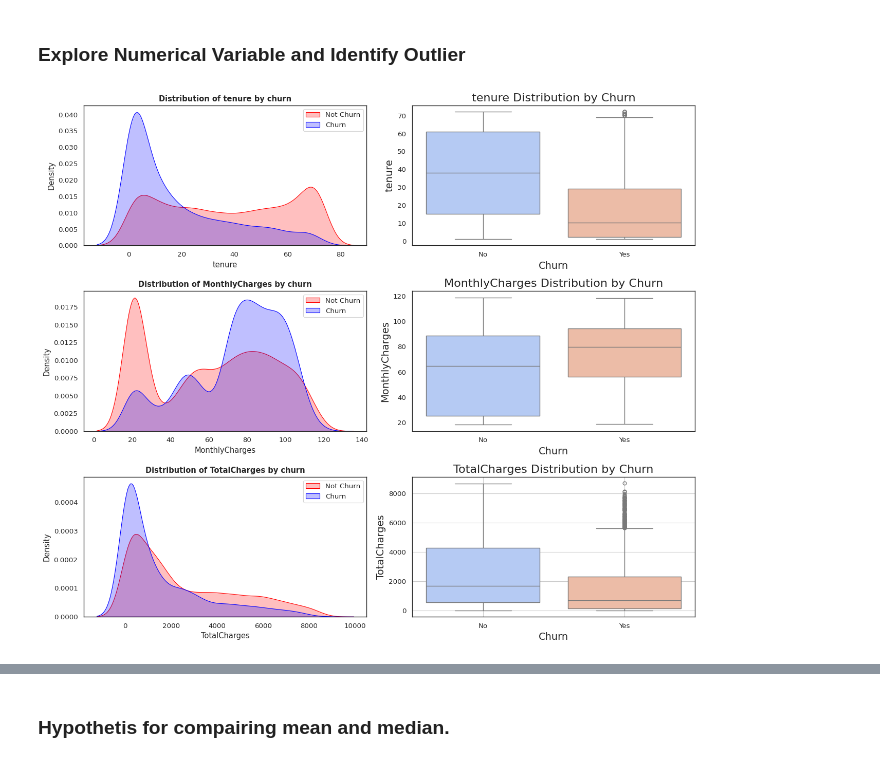
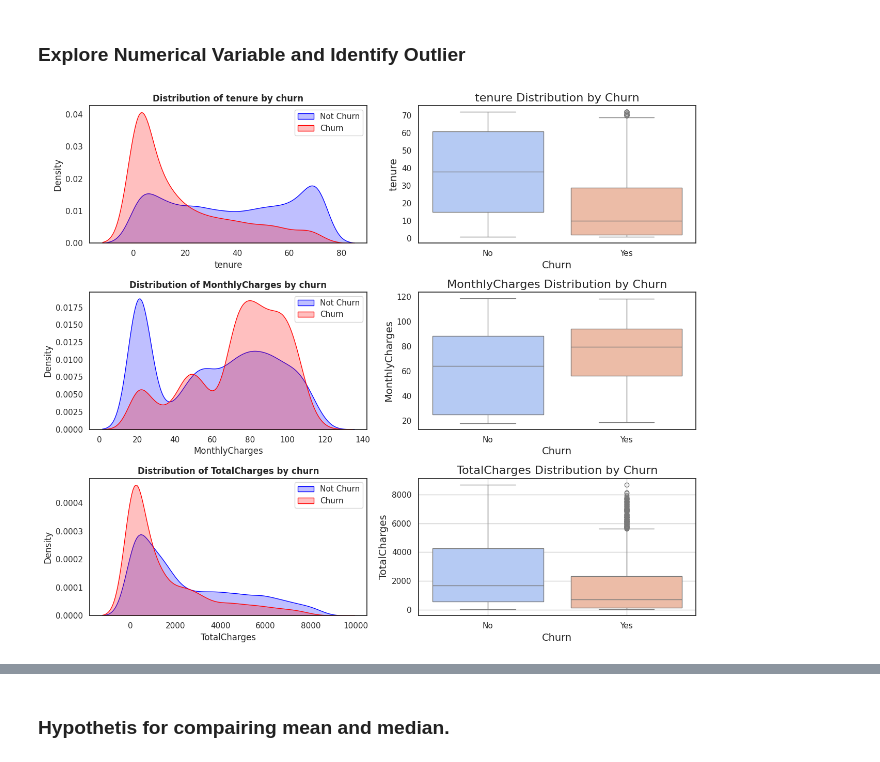
Before and after one commit to MahmoodAbdali79/Telco-Customer-Churn, a Jupyter notebook: Telecom_EDA_v1.ipynb, the cells around one changed output, grey strips where cells are left out. Cells and saved outputs as stored; diff of their text form; code cells hidden in the pictures.

```diff
--- a/Telecom_EDA_v1.ipynb
+++ b/Telecom_EDA_v1.ipynb
@@ -228,21 +255,21 @@ fig.show()
 # %%
 fig, axes = plt.subplots(3, 2, figsize=(13, 11))
 numerical_vars = ['tenure', 'MonthlyCharges', 'TotalCharges']
 
 for ax, col in zip(axes, numerical_vars):
-  sns.kdeplot(df[col][(df["Churn"] == 'No')], color="Red", fill=True, ax=ax[0])
-  sns.kdeplot(df[col][(df["Churn"] == 'Yes')], color="Blue", fill= True, ax=ax[0])
+  sns.kdeplot(df[col][(df["Churn"] == 'No')], color="Blue", fill=True, ax=ax[0])
+  sns.kdeplot(df[col][(df["Churn"] == 'Yes')], color="Red", fill= True, ax=ax[0])
   ax[0].legend(["Not Churn","Churn"],loc='upper right')
   ax[0].set_title(f'Distribution of {col} by churn', fontweight="bold")
 
   sns.boxplot(x='Churn', y=col, data=df, palette='coolwarm', hue='Churn', ax=ax[1])
   ax[1].set_title(f'{col} Distribution by Churn', fontsize=16)
   ax[1].set_xlabel('Churn', fontsize=14)
   ax[1].set_ylabel(col, fontsize=14)
   plt.grid(True)
 
 
 fig.tight_layout()
 plt.show()
 # %% [output]
-[figure, old version]
+[figure, new version]
```
Also changed, not shown: parts of 67 cells of this notebook.
